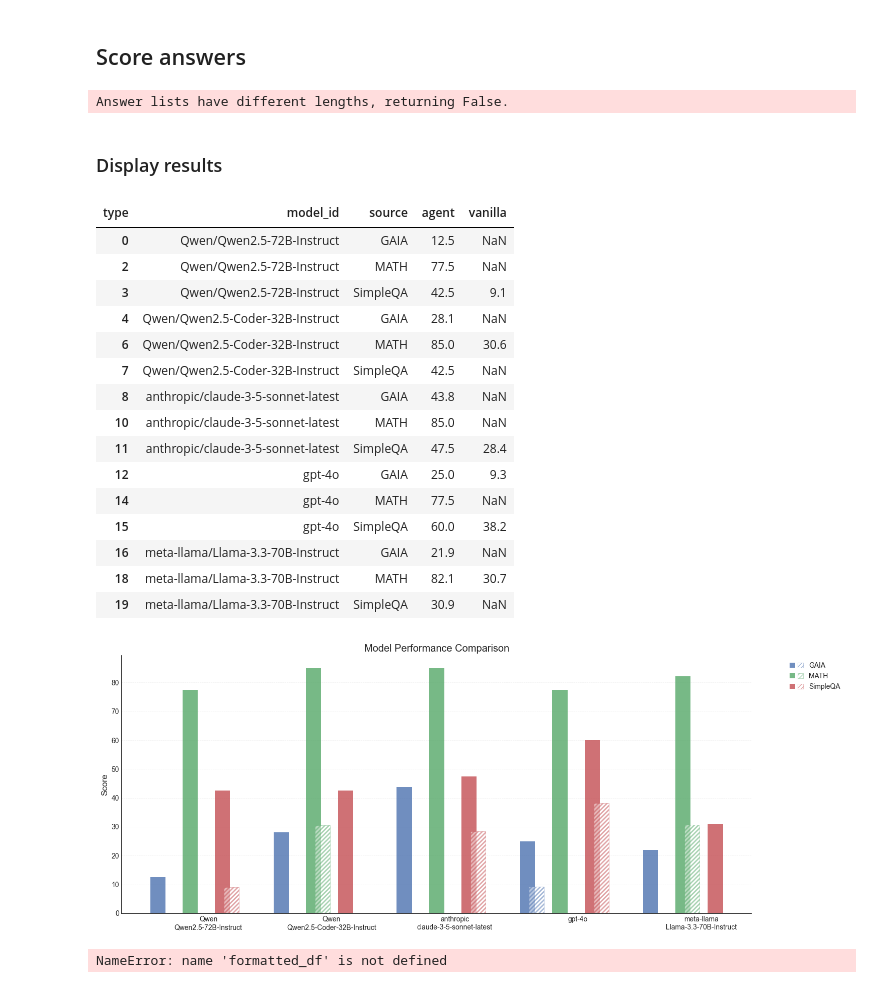
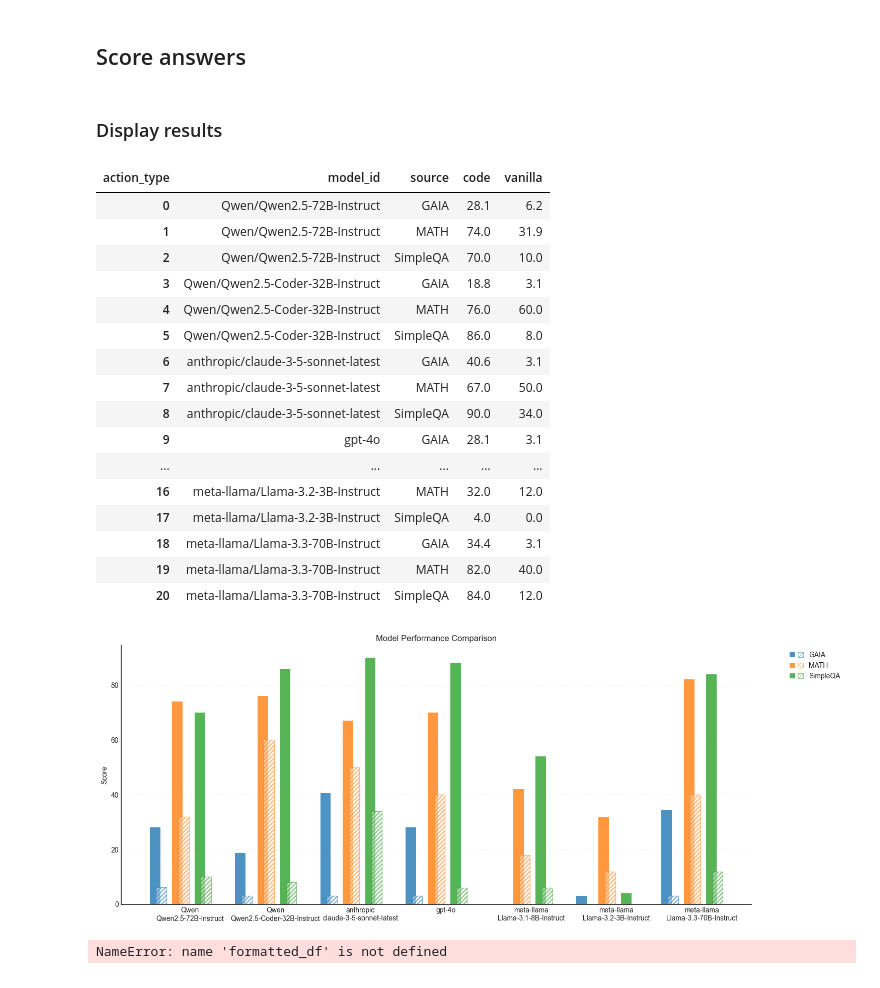
Before and after one commit to zhcmeng/smolagents, a Jupyter notebook: examples/benchmark.ipynb, the cells around one changed output. Cells and saved outputs as stored; diff of their text form; code cells hidden in the pictures.

```diff
--- a/examples/benchmark.ipynb
+++ b/examples/benchmark.ipynb
@@ -276,6 +290,14 @@ for model_id in litellm_model_ids:
     )
     file_name = f"output/{model_id.replace('/', '_')}-{action_type}-26-dec-2024.jsonl"
     answer_questions(eval_ds, file_name, agent, model_id, action_type)
+
+    # Also evaluate vanilla model
+    action_type = "vanilla"
+    llm = LiteLLMModel(model_id)
+    file_name = f"output/{model_id.replace('/', '_')}-{action_type}-26-dec-2024.jsonl"
+    answer_questions(
+        eval_ds, file_name, llm, model_id, action_type, is_vanilla_llm=True
+    )
 # %%
 # import glob
 # import json
@@ -326,13 +330,15 @@ import pandas as pd
 import glob
 
 res = []
-for f in glob.glob("output/*.jsonl"):
-    res.append(pd.read_json(f, lines=True))
+for file_path in glob.glob("output/*.jsonl"):
+    smoldf = pd.read_json(file_path, lines=True)
+    smoldf["action_type"] = "vanilla" if "-vanilla-" in file_path else "code"
+    res.append(smoldf)
 result_df = pd.concat(res)
 
 
 def get_correct(row):
-    if row["source"] == "MATH":
+    if row["source"] == "MATH":  # Checks the last number in answer
         numbers_answer = extract_numbers(str(row["answer"]))
         if len(numbers_answer) == 0:
             return False
@@ -343,23 +349,8 @@ def get_correct(row):
 
 result_df["correct"] = result_df.apply(get_correct, axis=1)
 
-result_df = result_df.loc[
-    (result_df["agent_action_type"] == "code")
-    & (
-        ~result_df["model_id"].isin(
-            [
-                "meta-llama/Llama-3.2-3B-Instruct",
-                "meta-llama/Llama-3.1-70B-Instruct",
-                "HuggingFaceTB/SmolLM2-1.7B-Instruct",
-            ]
-        )
-    )
-]
 result_df = (
-    (result_df.groupby(["model_id", "source"])[["correct"]].mean() * 100)
+    (result_df.groupby(["model_id", "source", "action_type"])[["correct"]].mean() * 100)
     .round(1)
     .reset_index()
 )
-result_df["type"] = "agent"
-# %% [output]
-Answer lists have different lengths, returning False.
@@ -400,24 +357,32 @@ pivot_df = pivot_df.loc[~pivot_df["source"].isin(["GSM8K"])]
+# %%
+pivot_df = result_df.pivot_table(
+    index=["model_id", "source"],
+    columns=["action_type"],
+    values="correct",
+    fill_value=float("nan"),
+).reset_index()
 # %% [markdown]
 ### Display results
 # %%
 display(pivot_df)
 # %% [output]
-| type | model_id | source | agent | vanilla |
-| 0 | Qwen/Qwen2.5-72B-Instruct | GAIA | 12.5 | NaN |
-| 2 | Qwen/Qwen2.5-72B-Instruct | MATH | 77.5 | NaN |
-| 3 | Qwen/Qwen2.5-72B-Instruct | SimpleQA | 42.5 | 9.1 |
-| 4 | Qwen/Qwen2.5-Coder-32B-Instruct | GAIA | 28.1 | NaN |
-| 6 | Qwen/Qwen2.5-Coder-32B-Instruct | MATH | 85.0 | 30.6 |
-| 7 | Qwen/Qwen2.5-Coder-32B-Instruct | SimpleQA | 42.5 | NaN |
-| 8 | anthropic/claude-3-5-sonnet-latest | GAIA | 43.8 | NaN |
-| 10 | anthropic/claude-3-5-sonnet-latest | MATH | 85.0 | NaN |
-| 11 | anthropic/claude-3-5-sonnet-latest | SimpleQA | 47.5 | 28.4 |
-| 12 | gpt-4o | GAIA | 25.0 | 9.3 |
-| 14 | gpt-4o | MATH | 77.5 | NaN |
-| 15 | gpt-4o | SimpleQA | 60.0 | 38.2 |
-| 16 | meta-llama/Llama-3.3-70B-Instruct | GAIA | 21.9 | NaN |
-| 18 | meta-llama/Llama-3.3-70B-Instruct | MATH | 82.1 | 30.7 |
-| 19 | meta-llama/Llama-3.3-70B-Instruct | SimpleQA | 30.9 | NaN |
+| action_type | model_id | source | code | vanilla |
+| 0 | Qwen/Qwen2.5-72B-Instruct | GAIA | 28.1 | 6.2 |
+| 1 | Qwen/Qwen2.5-72B-Instruct | MATH | 74.0 | 31.9 |
+| 2 | Qwen/Qwen2.5-72B-Instruct | SimpleQA | 70.0 | 10.0 |
+| 3 | Qwen/Qwen2.5-Coder-32B-Instruct | GAIA | 18.8 | 3.1 |
+| 4 | Qwen/Qwen2.5-Coder-32B-Instruct | MATH | 76.0 | 60.0 |
+| 5 | Qwen/Qwen2.5-Coder-32B-Instruct | SimpleQA | 86.0 | 8.0 |
+| 6 | anthropic/claude-3-5-sonnet-latest | GAIA | 40.6 | 3.1 |
+| 7 | anthropic/claude-3-5-sonnet-latest | MATH | 67.0 | 50.0 |
+| 8 | anthropic/claude-3-5-sonnet-latest | SimpleQA | 90.0 | 34.0 |
+| 9 | gpt-4o | GAIA | 28.1 | 3.1 |
+| ... | ... | ... | ... | ... |
+| 16 | meta-llama/Llama-3.2-3B-Instruct | MATH | 32.0 | 12.0 |
+| 17 | meta-llama/Llama-3.2-3B-Instruct | SimpleQA | 4.0 | 0.0 |
+| 18 | meta-llama/Llama-3.3-70B-Instruct | GAIA | 34.4 | 3.1 |
+| 19 | meta-llama/Llama-3.3-70B-Instruct | MATH | 82.0 | 40.0 |
+| 20 | meta-llama/Llama-3.3-70B-Instruct | SimpleQA | 84.0 | 12.0 |
 # %%
 import matplotlib.pyplot as plt
 import numpy as np
@@ -446,7 +411,7 @@ x = np.arange(len(models)) * (total_width_per_group + group_spacing)
 for i, source in enumerate(sources):
     source_data = pivot_df[pivot_df["source"] == source]
     agent_scores = [
-        source_data[source_data["model_id"] == model]["agent"].values[0]
+        source_data[source_data["model_id"] == model]["code"].values[0]
         if len(source_data[source_data["model_id"] == model]) > 0
         else np.nan
         for model in models
@@ -485,34 +450,34 @@ ax.set_xticks(group_centers)
 # Wrap long model names to prevent overlap
 wrapped_labels = ["\n".join(model.split("/")) for model in models]
 ax.set_xticklabels(wrapped_labels, rotation=0, ha="center")
 
 # Modify legend to combine agent and vanilla entries
 handles, labels = ax.get_legend_handles_labels()
 unique_sources = sources
 legend_elements = [
     (handles[i * 2], handles[i * 2 + 1], labels[i * 2].replace(" (Agent)", ""))
     for i in range(len(unique_sources))
 ]
 custom_legend = ax.legend(
     [
         (agent_handle, vanilla_handle)
         for agent_handle, vanilla_handle, _ in legend_elements
     ],
     [label for _, _, label in legend_elements],
     handler_map={tuple: HandlerTuple(ndivide=None)},
     bbox_to_anchor=(1.05, 1),
     loc="upper left",
 )
 
 ax.yaxis.grid(True, linestyle="--", alpha=0.3)
 ax.set_ylim(bottom=0)
 plt.tight_layout()
 ax.spines["top"].set_visible(False)
 ax.spines["right"].set_visible(False)
 
 plt.show()
 # %% [output]
-[figure, old version]
+[figure, new version]
 # %%
 def create_mathjax_table(pivot_df, formatted_df):
     # Start the matrix environment with 4 columns
```
Also changed, not shown: parts of 6 cells of this notebook, 1 other file.
